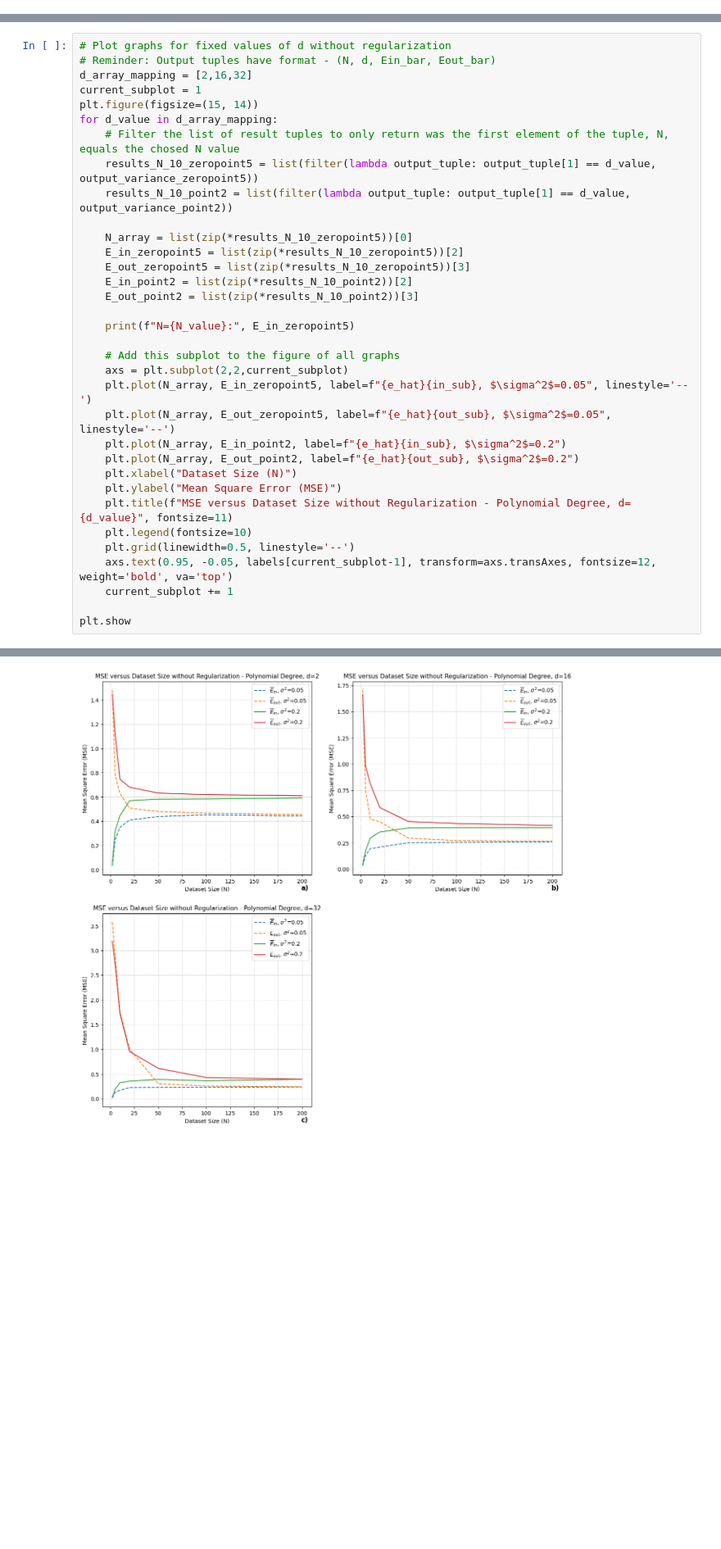
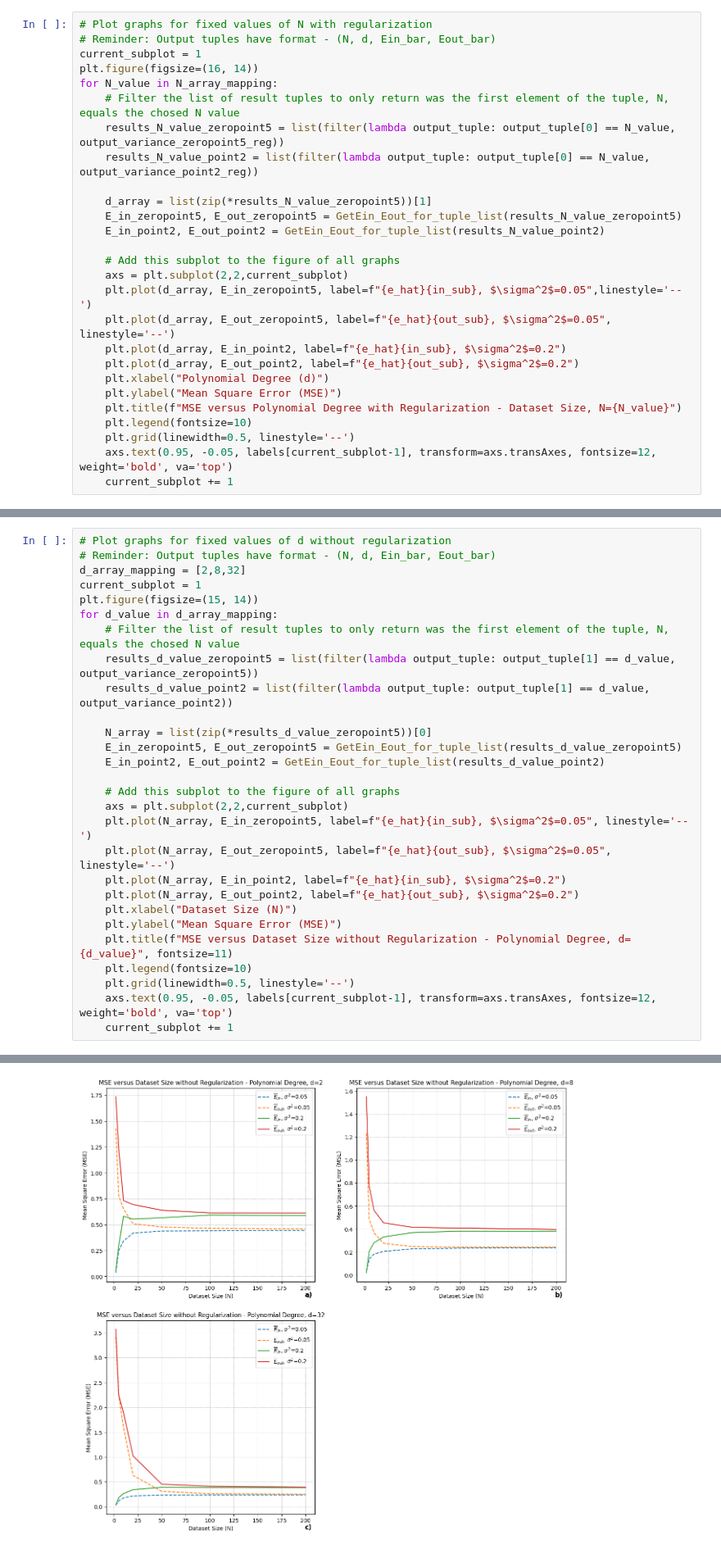
Before and after one commit to nathanbowness/CSI5340Assignments, a Jupyter notebook: Assignment1/Assignment1_Code.ipynb, the cells around one changed output, grey strips where cells are left out. Shown at 82% size. Drawn from its saved outputs; the diff is of its cells as text; blank space fills up the shorter version.

```diff
--- a/Assignment1/Assignment1_Code.ipynb
+++ b/Assignment1/Assignment1_Code.ipynb
@@ -174,0 +184,27 @@ N=200: (0.5488123644395211, 0.4422163017844655, 0.27553614745686134, 0.236273274
+# %%
+# Plot graphs for fixed values of N with regularization
+# Reminder: Output tuples have format - (N, d, Ein_bar, Eout_bar)
+current_subplot = 1
+plt.figure(figsize=(16, 14))
+for N_value in N_array_mapping:
+    # Filter the list of result tuples to only return was the first element of the tuple, N, equals the chosed N value
+    results_N_value_zeropoint5 = list(filter(lambda output_tuple: output_tuple[0] == N_value, output_variance_zeropoint5_reg))
+    results_N_value_point2 = list(filter(lambda output_tuple: output_tuple[0] == N_value, output_variance_point2_reg))
+
+    d_array = list(zip(*results_N_value_zeropoint5))[1]
+    E_in_zeropoint5, E_out_zeropoint5 = GetEin_Eout_for_tuple_list(results_N_value_zeropoint5)
+    E_in_point2, E_out_point2 = GetEin_Eout_for_tuple_list(results_N_value_point2)
+
+    # Add this subplot to the figure of all graphs
+    axs = plt.subplot(2,2,current_subplot)
+    plt.plot(d_array, E_in_zeropoint5, label=f"{e_hat}{in_sub}, $\sigma^2$=0.05",linestyle='--')
+    plt.plot(d_array, E_out_zeropoint5, label=f"{e_hat}{out_sub}, $\sigma^2$=0.05", linestyle='--')
+    plt.plot(d_array, E_in_point2, label=f"{e_hat}{in_sub}, $\sigma^2$=0.2")
+    plt.plot(d_array, E_out_point2, label=f"{e_hat}{out_sub}, $\sigma^2$=0.2")
+    plt.xlabel("Polynomial Degree (d)")
+    plt.ylabel("Mean Square Error (MSE)")
+    plt.title(f"MSE versus Polynomial Degree with Regularization - Dataset Size, N={N_value}")
+    plt.legend(fontsize=10)
+    plt.grid(linewidth=0.5, linestyle='--')
+    axs.text(0.95, -0.05, labels[current_subplot-1], transform=axs.transAxes, fontsize=12, weight='bold', va='top')
+    current_subplot += 1
@@ -175,21 +215,17 @@ N=200: (0.5488123644395211, 0.4422163017844655, 0.27553614745686134, 0.236273274
 # %%
 # Plot graphs for fixed values of d without regularization
 # Reminder: Output tuples have format - (N, d, Ein_bar, Eout_bar)
-d_array_mapping = [2,16,32]
+d_array_mapping = [2,8,32]
 current_subplot = 1
 plt.figure(figsize=(15, 14))
 for d_value in d_array_mapping:
     # Filter the list of result tuples to only return was the first element of the tuple, N, equals the chosed N value
-    results_N_10_zeropoint5 = list(filter(lambda output_tuple: output_tuple[1] == d_value, output_variance_zeropoint5))
-    results_N_10_point2 = list(filter(lambda output_tuple: output_tuple[1] == d_value, output_variance_point2))
+    results_d_value_zeropoint5 = list(filter(lambda output_tuple: output_tuple[1] == d_value, output_variance_zeropoint5))
+    results_d_value_point2 = list(filter(lambda output_tuple: output_tuple[1] == d_value, output_variance_point2))
 
-    N_array = list(zip(*results_N_10_zeropoint5))[0]
-    E_in_zeropoint5 = list(zip(*results_N_10_zeropoint5))[2]
-    E_out_zeropoint5 = list(zip(*results_N_10_zeropoint5))[3]
-    E_in_point2 = list(zip(*results_N_10_point2))[2]
-    E_out_point2 = list(zip(*results_N_10_point2))[3]
-
-    print(f"N={N_value}:", E_in_zeropoint5)
+    N_array = list(zip(*results_d_value_zeropoint5))[0]
+    E_in_zeropoint5, E_out_zeropoint5 = GetEin_Eout_for_tuple_list(results_d_value_zeropoint5)
+    E_in_point2, E_out_point2 = GetEin_Eout_for_tuple_list(results_d_value_point2)
 
     # Add this subplot to the figure of all graphs
     axs = plt.subplot(2,2,current_subplot)
@@ -204,6 +240,4 @@ for d_value in d_array_mapping:
     plt.grid(linewidth=0.5, linestyle='--')
     axs.text(0.95, -0.05, labels[current_subplot-1], transform=axs.transAxes, fontsize=12, weight='bold', va='top')
     current_subplot += 1
-
-plt.show
 # %% [output]
@@ -214 +244 @@ N=200: (0.013870131670758366, 0.1280926109392194, 0.17057836108615188, 0.2243592
-[figure, old version]
+[figure, new version]
```
Also changed, not shown: parts of 21 cells of this notebook.
